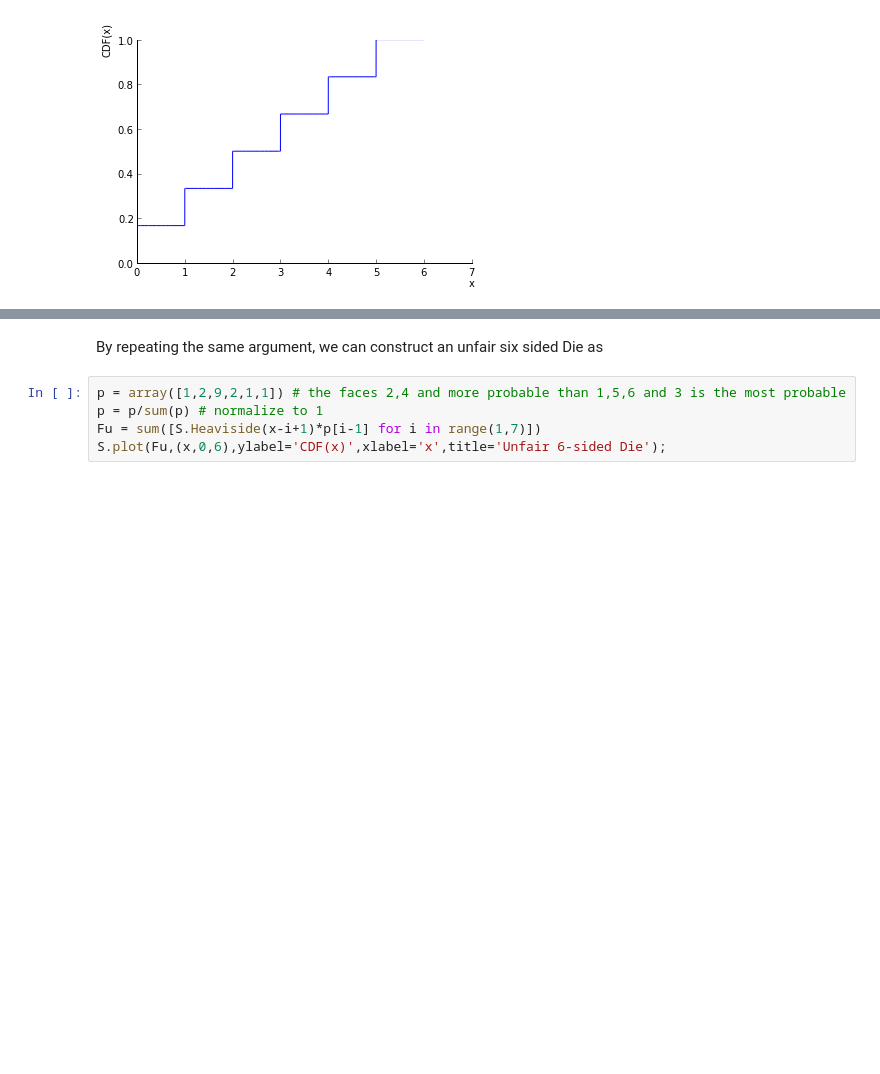
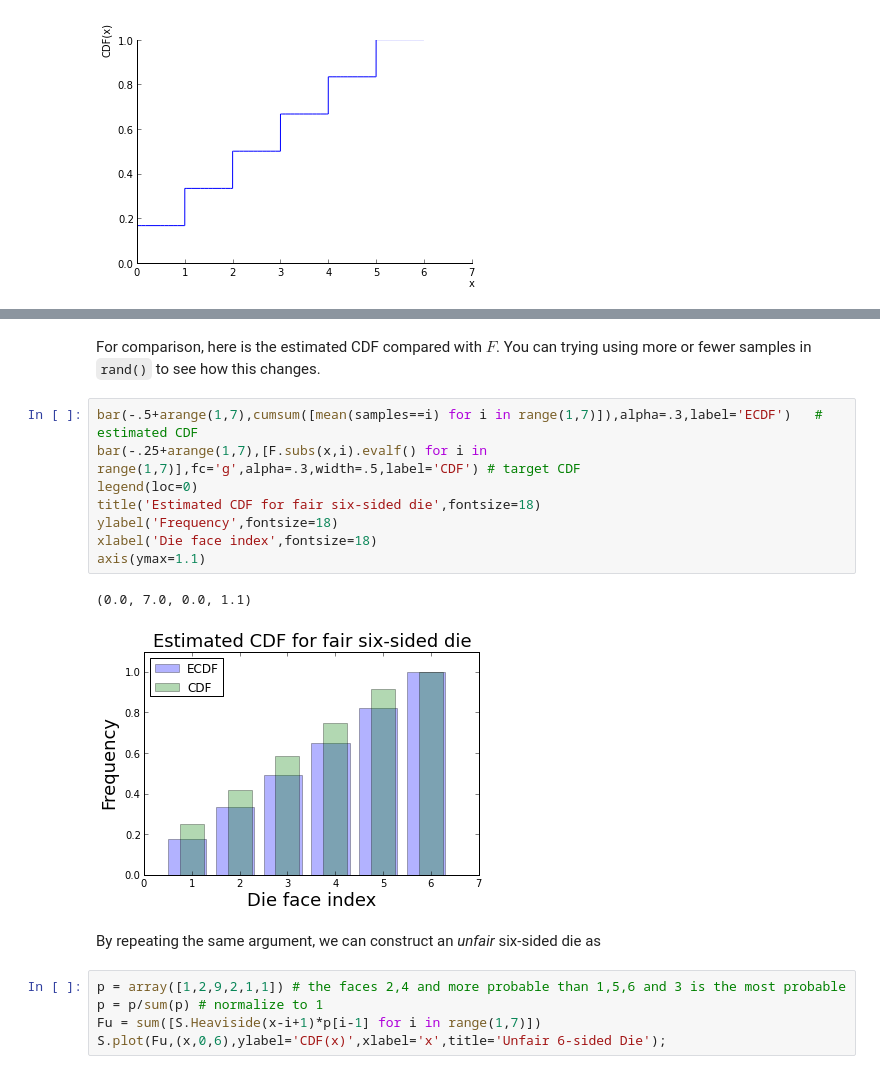
Before and after one commit to unpingco/Pig-in-the-Python, a Jupyter notebook: Sampling_Monte_Carlo.ipynb, the cells around one changed output, grey strips where cells are left out. Saved outputs shown, nothing was run; the diff lists cells and outputs as text; blank space fills up the shorter version.

```diff
--- a/Sampling_Monte_Carlo.ipynb
+++ b/Sampling_Monte_Carlo.ipynb
@@ -51,5 +52,18 @@ title('Estimated PMF of Fair Six-Sided Die');
+# %% [markdown]
+For comparison, here is the estimated CDF compared with $F$. You can trying using more or fewer samples in `rand()` to see how this changes.
+# %%
+bar(-.5+arange(1,7),cumsum([mean(samples==i) for i in range(1,7)]),alpha=.3,label='ECDF')   # estimated CDF
+bar(-.25+arange(1,7),[F.subs(x,i).evalf() for i in range(1,7)],fc='g',alpha=.3,width=.5,label='CDF') # target CDF
+legend(loc=0)
+title('Estimated CDF for fair six-sided die',fontsize=18)
+ylabel('Frequency',fontsize=18)
+xlabel('Die face index',fontsize=18)
+axis(ymax=1.1)
+# %% [output]
+(0.0, 7.0, 0.0, 1.1)
+[figure, added]
 # %% [markdown]
-By repeating the same argument, we can construct an unfair six sided Die as
+By repeating the same argument, we can construct an *unfair* six-sided die as
 # %%
 p = array([1,2,9,2,1,1]) # the faces 2,4 and more probable than 1,5,6 and 3 is the most probable
 p = p/sum(p) # normalize to 1
```
Also changed, not shown: parts of 10 cells of this notebook.
